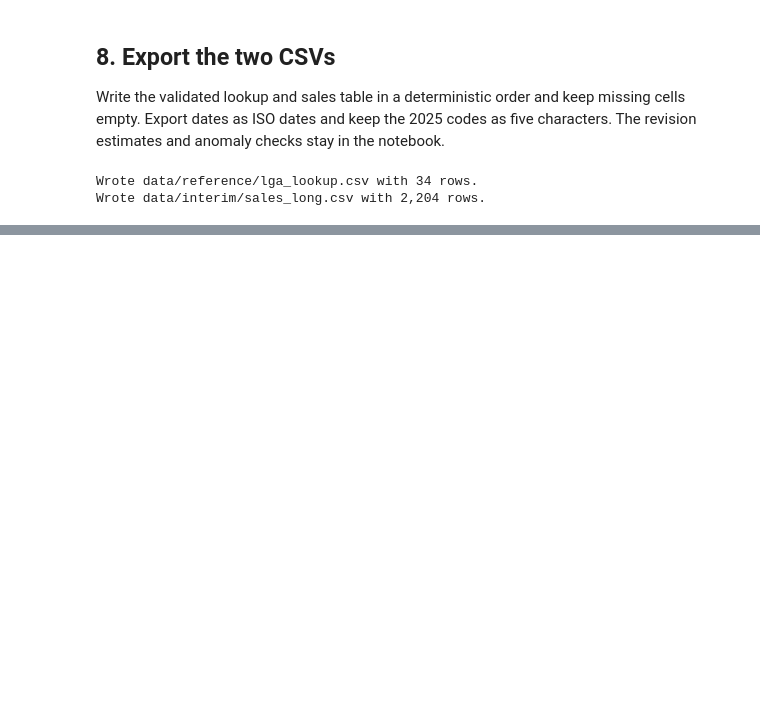
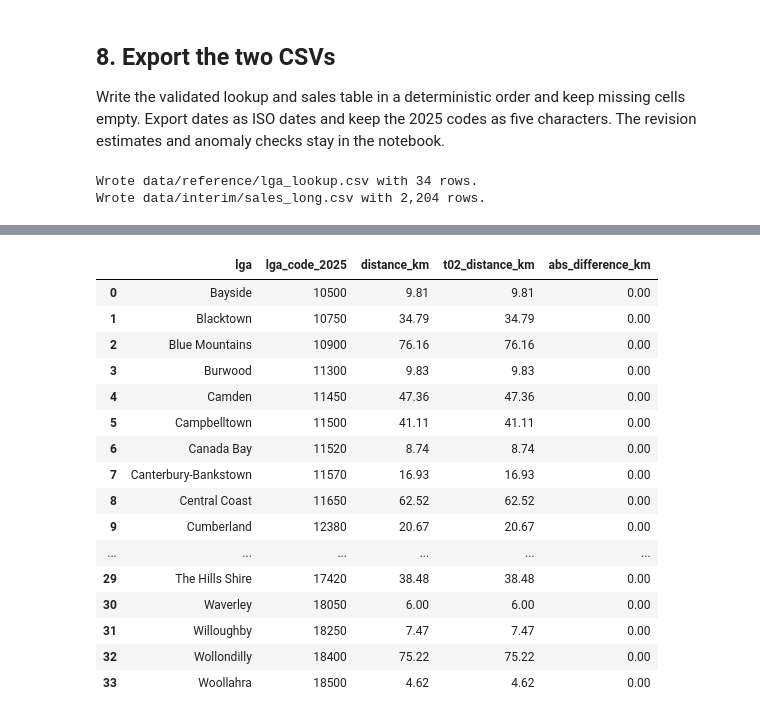
Before and after one commit to huiya-svg/sydney-housing-growth, a Jupyter notebook: notebooks/02_clean.ipynb, the cells around one changed output, grey strips where cells are left out. Saved outputs shown, nothing was run; the diff lists cells and outputs as text; code cells hidden in the pictures; blank space fills up the shorter version.

```diff
--- a/notebooks/02_clean.ipynb
+++ b/notebooks/02_clean.ipynb
@@ -571,0 +605,69 @@ Wrote data/interim/sales_long.csv with 2,204 rows.
+# %%
+import duckdb
+
+lookup = pd.read_csv(
+    repo_root / "data/reference/lga_lookup.csv", dtype={"lga_code_2025": "string"},
+)
+distance_sql = (repo_root / "sql/distance.sql").read_text(encoding="utf-8")
+with duckdb.connect() as spatial:
+    spatial.execute("INSTALL spatial")
+    spatial.execute("LOAD spatial")
+    # Both the GeoJSON and the distance function use longitude first.
+    spatial.execute("SET geometry_always_xy = true")
+    distances = spatial.execute(distance_sql, {
+        "boundaries_path": str(raw_dir / "abs_asgs/LGA_2025_Sydney_region.geojson"),
+        "gpo_path": str(raw_dir / "abs_asgs/Sydney_GPO_00763.geojson"),
+    }).df()
+
+distances["lga_code_2025"] = distances["lga_code_2025"].astype("string")
+
+lga_keys = ["lga", "lga_code_2025"]
+distance_check = lookup[lga_keys].merge(distances, on="lga_code_2025", how="left", validate="one_to_one")
+t02_distance_km = {
+    "10500": 9.81,
+    "10750": 34.79,
+    "10900": 76.16,
+    "11300": 9.83,
+    "11450": 47.36,
+    "11500": 41.11,
+    "11520": 8.74,
+    "11570": 16.93,
+    "11650": 62.52,
+    "12380": 20.67,
+    "12850": 28.90,
+    "12930": 16.03,
+    "13800": 71.57,
+    "14000": 33.35,
+    "14100": 6.94,
+    "14170": 5.54,
+    "14500": 15.68,
+    "14700": 6.51,
+    "14900": 36.18,
+    "15350": 5.49,
+    "15950": 3.88,
+    "15990": 20.08,
+    "16260": 18.17,
+    "16350": 46.73,
+    "16550": 8.89,
+    "16700": 11.78,
+    "17100": 12.23,
+    "17150": 27.18,
+    "17200": 2.45,
+    "17420": 38.48,
+    "18050": 6.00,
+    "18250": 7.47,
+    "18400": 75.22,
+    "18500": 4.62,
+}
+assert set(t02_distance_km) == set(lookup["lga_code_2025"])
+distance_check["t02_distance_km"] = distance_check["lga_code_2025"].map(t02_distance_km)
+distance_check["abs_difference_km"] = (
+    distance_check["distance_km"] - distance_check["t02_distance_km"]
+).abs()
+assert distance_check[["centroid_lat", "centroid_lon", "abs_difference_km"]].notna().all().all()
+assert distance_check["abs_difference_km"].le(0.01 + 1e-9).all()
+print(f"Compared all {len(distance_check)} LGAs with T02.")
+print(f"Maximum absolute distance difference: {distance_check['abs_difference_km'].max():.2f} km.")
+with pd.option_context("display.float_format", "{:.2f}".format):
+    display(distance_check[lga_keys + ["distance_km", "t02_distance_km", "abs_difference_km"]])
+# %% [output]
@@ -571,0 +676,17 @@ Wrote data/interim/sales_long.csv with 2,204 rows.
+|  | lga | lga_code_2025 | distance_km | t02_distance_km | abs_difference_km |
+| 0 | Bayside | 10500 | 9.81 | 9.81 | 0.00 |
+| 1 | Blacktown | 10750 | 34.79 | 34.79 | 0.00 |
+| 2 | Blue Mountains | 10900 | 76.16 | 76.16 | 0.00 |
+| 3 | Burwood | 11300 | 9.83 | 9.83 | 0.00 |
+| 4 | Camden | 11450 | 47.36 | 47.36 | 0.00 |
+| 5 | Campbelltown | 11500 | 41.11 | 41.11 | 0.00 |
+| 6 | Canada Bay | 11520 | 8.74 | 8.74 | 0.00 |
+| 7 | Canterbury-Bankstown | 11570 | 16.93 | 16.93 | 0.00 |
+| 8 | Central Coast | 11650 | 62.52 | 62.52 | 0.00 |
+| 9 | Cumberland | 12380 | 20.67 | 20.67 | 0.00 |
+| ... | ... | ... | ... | ... | ... |
+| 29 | The Hills Shire | 17420 | 38.48 | 38.48 | 0.00 |
+| 30 | Waverley | 18050 | 6.00 | 6.00 | 0.00 |
+| 31 | Willoughby | 18250 | 7.47 | 7.47 | 0.00 |
+| 32 | Wollondilly | 18400 | 75.22 | 75.22 | 0.00 |
+| 33 | Woollahra | 18500 | 4.62 | 4.62 | 0.00 |
```
Also changed, not shown: parts of 17 cells of this notebook, 7 other files.
